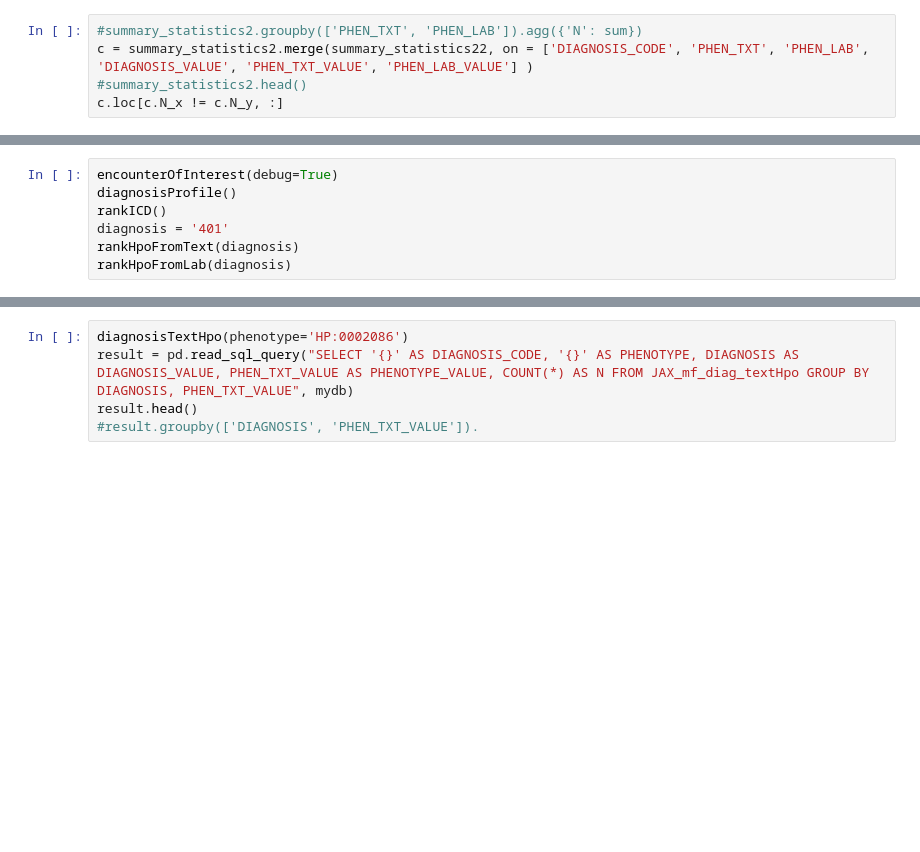
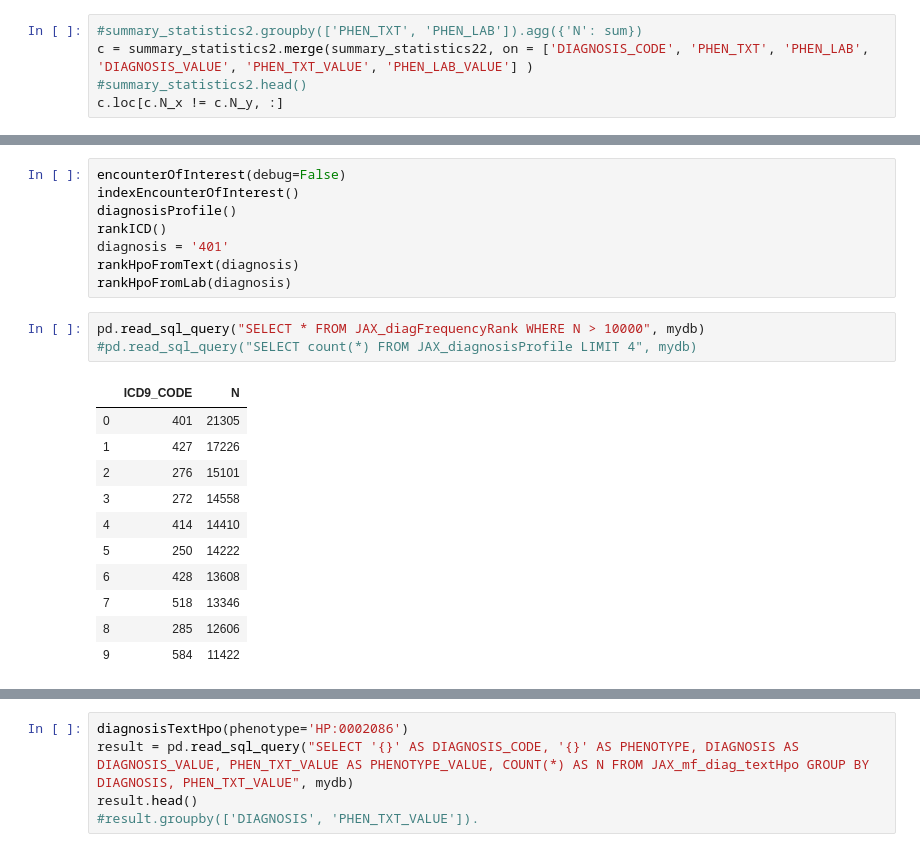
Before and after one commit to TheJacksonLaboratory/MIMIC_HPO, a Jupyter notebook: src/main/resources/mutual_info.ipynb, the cells around one changed output, grey strips where cells are left out. Drawn from its saved outputs; the diff is of its cells as text; blank space fills up the shorter version.

```diff
--- a/src/main/resources/mutual_info.ipynb
+++ b/src/main/resources/mutual_info.ipynb
@@ -892,9 +1067,25 @@ c.loc[c.N_x != c.N_y, :]
 # %%
-encounterOfInterest(debug=True)
+encounterOfInterest(debug=False)
+indexEncounterOfInterest()
 diagnosisProfile()
 rankICD()
 diagnosis = '401'
 rankHpoFromText(diagnosis)
 rankHpoFromLab(diagnosis)
+# %%
+pd.read_sql_query("SELECT * FROM JAX_diagFrequencyRank WHERE N > 10000", mydb)
+#pd.read_sql_query("SELECT count(*) FROM JAX_diagnosisProfile LIMIT 4", mydb)
+# %% [output]
+|  | ICD9_CODE | N |
+| 0 | 401 | 21305 |
+| 1 | 427 | 17226 |
+| 2 | 276 | 15101 |
+| 3 | 272 | 14558 |
+| 4 | 414 | 14410 |
+| 5 | 250 | 14222 |
+| 6 | 428 | 13608 |
+| 7 | 518 | 13346 |
+| 8 | 285 | 12606 |
+| 9 | 584 | 11422 |
 # %%
 pd.read_sql_query("SELECT * FROM JAX_labHpoFrequencyRank LIMIT 4", mydb)
```
Also changed, not shown: parts of 21 cells of this notebook.
